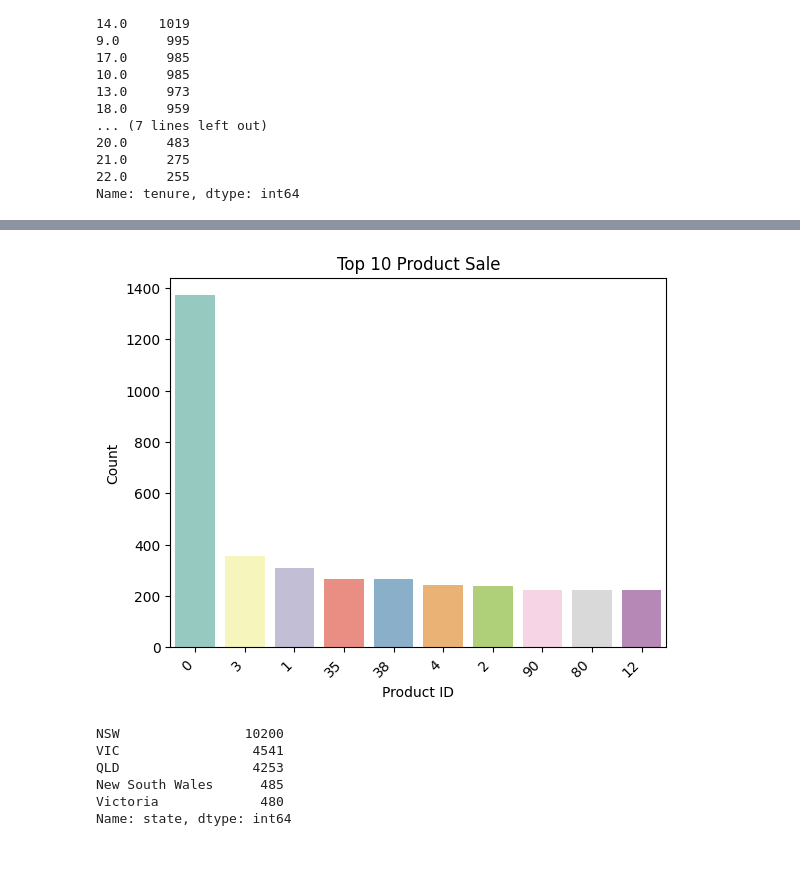
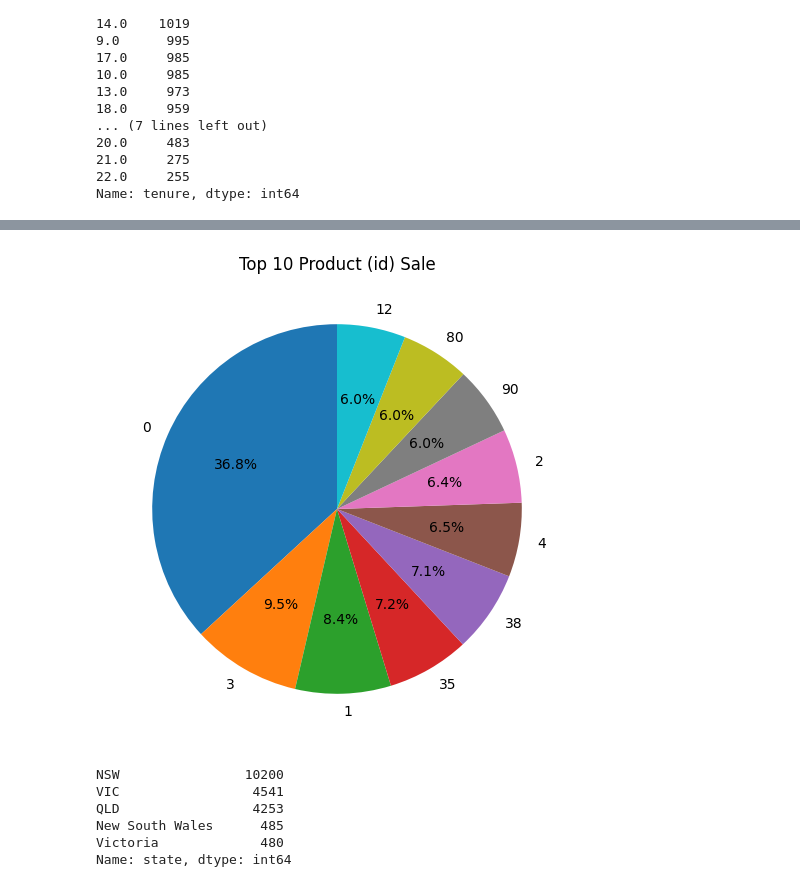
Before and after one commit to ManishRawat07/Virtual-Internships, a Jupyter notebook: 3. KPMG Virtual Internship - Data Analytics/Task 2. Data Insights/Task2 - Modelling.ipynb, the cells around one changed output, grey strips where cells are left out. Drawn from its saved outputs; the diff is of its cells as text; code cells hidden in the pictures; blank space fills up the shorter version.

```diff
--- a/3. KPMG Virtual Internship - Data Analytics/Task 2. Data Insights/Task2 - Modelling.ipynb
+++ b/3. KPMG Virtual Internship - Data Analytics/Task 2. Data Insights/Task2 - Modelling.ipynb
@@ -334,20 +371,15 @@ Name: tenure, dtype: int64
 # %%
 # 11. Checking wealth_segment
-
 top_10_product_id = df['product_id'].value_counts().nlargest(10)
 
 # Plotting the top 10 Product ID counts using Seaborn
-sns.countplot(x='product_id', data=df, order=top_10_product_id.index, palette='Set3')
-plt.xlabel('Product ID')
-plt.ylabel('Count')
-plt.title('Top 10 Product Sale')
-
-# Rotate x-axis tick labels
-plt.xticks(rotation=45, ha='right')
+plt.figure(figsize=(8, 6))
+plt.pie(top_10_product_id.values, labels=top_10_product_id.index, autopct='%1.1f%%', startangle=90)
+plt.title('Top 10 Product (id) Sale')
 
 plt.show()
 # %% [output]
-[figure, old version]
+[figure, new version]
 # %%
 df['state'].value_counts()
 # %% [output]
```
Also changed, not shown: parts of 17 cells of this notebook.
